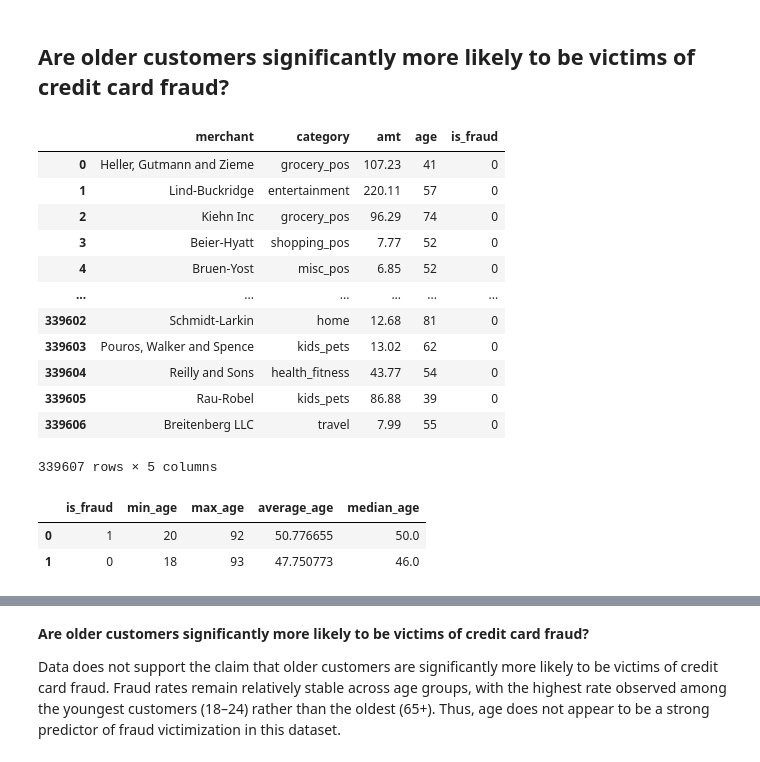
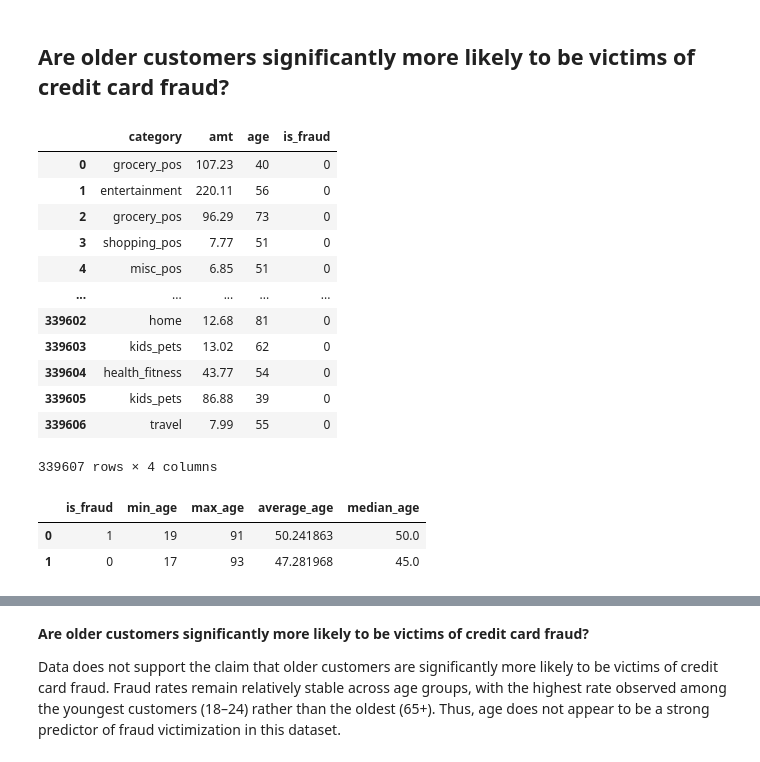
Before and after one commit to KaterynaGur/credit_card_fraud, a Jupyter notebook: notebook.ipynb, the cells around one changed output, grey strips where cells are left out. Cells and saved outputs as stored; diff of their text form; code cells hidden in the pictures.

```diff
--- a/notebook.ipynb
+++ b/notebook.ipynb
@@ -343,31 +344,28 @@ Overall, these findings highlight the importance of analyzing both absolute frau
 # %% [markdown]
 ## Are older customers significantly more likely to be victims of credit card fraud?
 # %%
--- Calculate the credit card holder's age by subtracting the Credit Card Holder's Date of Birth from the Transaction DateTime field:
-
--- trans_date_trans_time - dob
+-- Calculate the credit card holder's age:
 
 SELECT
-	merchant
-	, category
+	category
 	, amt
-	, EXTRACT(YEAR FROM trans_date_trans_time) - EXTRACT(YEAR FROM dob) AS age
+	, EXTRACT(YEAR FROM age(trans_date_trans_time::date, dob::date)) AS age
 	, is_fraud
 FROM 'credit_card_fraud.csv';
 # %% [output]
-|  | merchant | category | amt | age | is_fraud |
-| 0 | Heller, Gutmann and Zieme | grocery_pos | 107.23 | 41 | 0 |
-| 1 | Lind-Buckridge | entertainment | 220.11 | 57 | 0 |
-| 2 | Kiehn Inc | grocery_pos | 96.29 | 74 | 0 |
-| 3 | Beier-Hyatt | shopping_pos | 7.77 | 52 | 0 |
-| 4 | Bruen-Yost | misc_pos | 6.85 | 52 | 0 |
-| ... | ... | ... | ... | ... | ... |
-| 339602 | Schmidt-Larkin | home | 12.68 | 81 | 0 |
-| 339603 | Pouros, Walker and Spence | kids_pets | 13.02 | 62 | 0 |
-| 339604 | Reilly and Sons | health_fitness | 43.77 | 54 | 0 |
-| 339605 | Rau-Robel | kids_pets | 86.88 | 39 | 0 |
-| 339606 | Breitenberg LLC | travel | 7.99 | 55 | 0 |
+|  | category | amt | age | is_fraud |
+| 0 | grocery_pos | 107.23 | 40 | 0 |
+| 1 | entertainment | 220.11 | 56 | 0 |
+| 2 | grocery_pos | 96.29 | 73 | 0 |
+| 3 | shopping_pos | 7.77 | 51 | 0 |
+| 4 | misc_pos | 6.85 | 51 | 0 |
+| ... | ... | ... | ... | ... |
+| 339602 | home | 12.68 | 81 | 0 |
+| 339603 | kids_pets | 13.02 | 62 | 0 |
+| 339604 | health_fitness | 43.77 | 54 | 0 |
+| 339605 | kids_pets | 86.88 | 39 | 0 |
+| 339606 | travel | 7.99 | 55 | 0 |
-339607 rows × 5 columns
+339607 rows × 4 columns
 # %%
 -- IMPORTANT! We use the previous query, available under the name age
 
@@ -378,11 +376,11 @@ SELECT
 	, avg(age) AS average_age
 	, percentile_cont(0.5) WITHIN GROUP (ORDER BY age) AS median_age
 FROM age
-group by is_fraud;
+GROUP BY is_fraud;
 # %% [output]
 |  | is_fraud | min_age | max_age | average_age | median_age |
-| 0 | 1 | 20 | 92 | 50.776655 | 50.0 |
-| 1 | 0 | 18 | 93 | 47.750773 | 46.0 |
+| 0 | 1 | 19 | 91 | 50.241863 | 50.0 |
+| 1 | 0 | 17 | 93 | 47.281968 | 45.0 |
 # %%
 -- IMPORTANT! We use the previous query, available under the name age
 
```
Also changed, not shown: parts of 18 cells of this notebook, 1 other file.
